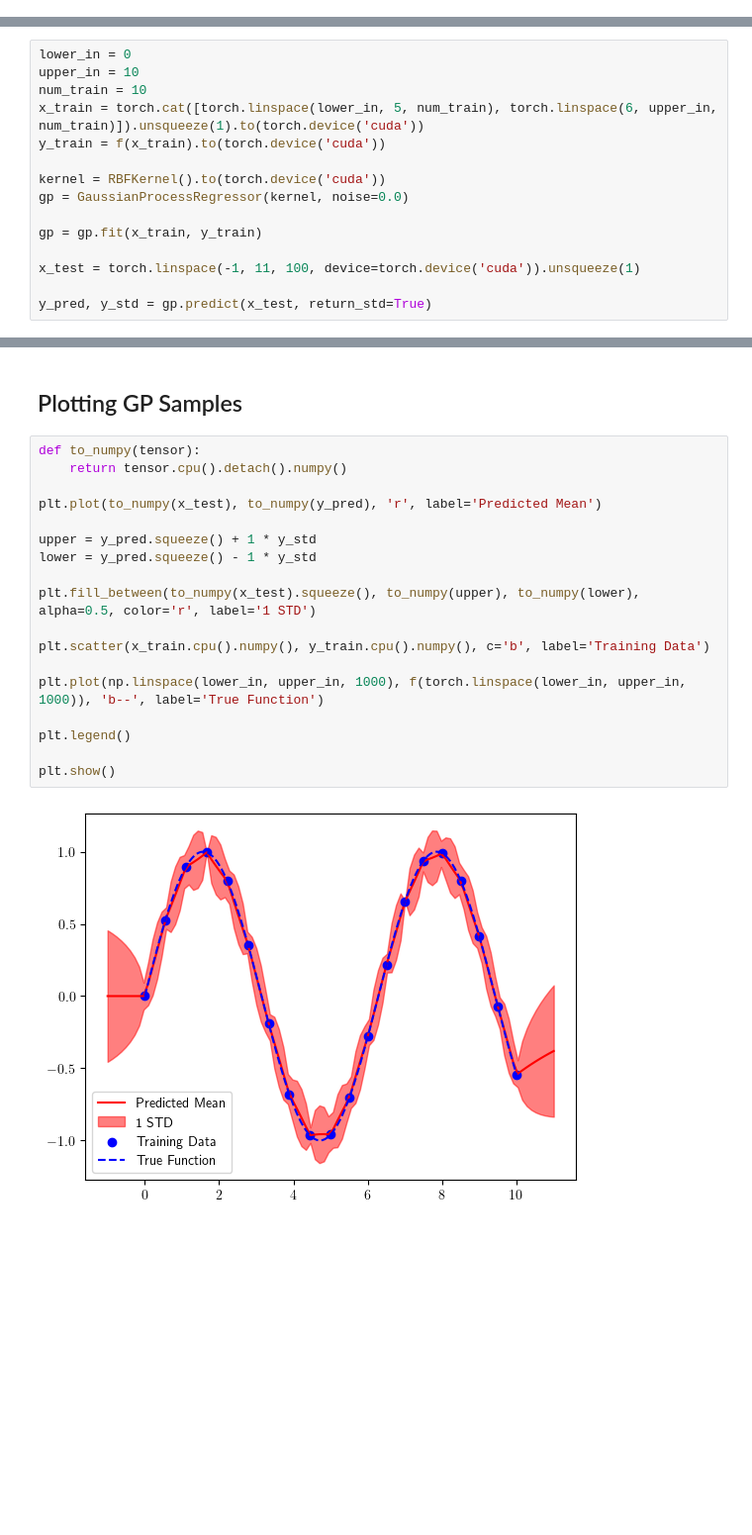
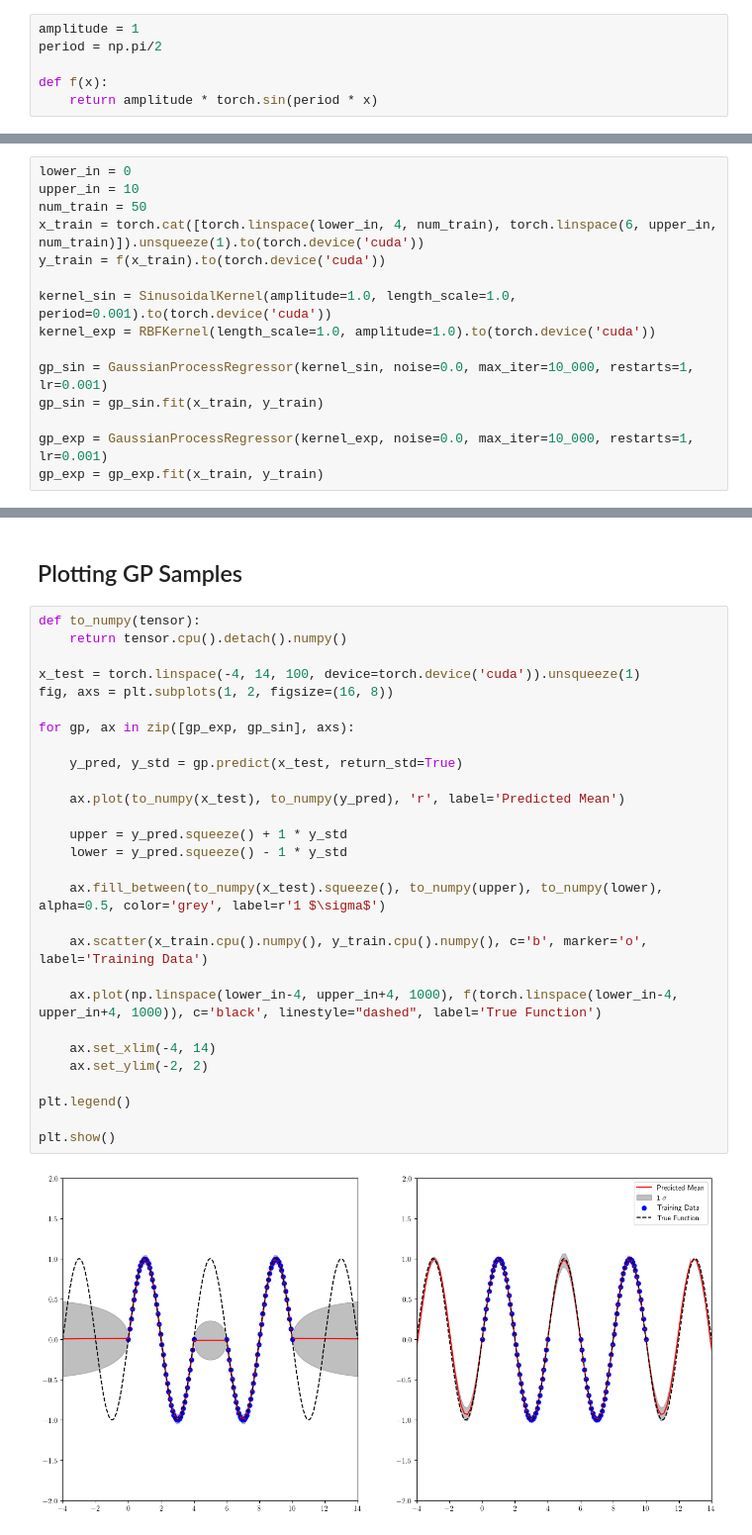
Before and after one commit to Crashprn/UncertaintyQuantification, a Jupyter notebook: Epistemic_Example.ipynb, the cells around one changed output, grey strips where cells are left out. Shown at 99% size. Drawn from its saved outputs; the diff is of its cells as text; blank space fills up the shorter version.

Commit message:
Added sinusoidal kernel

```diff
--- a/Epistemic_Example.ipynb
+++ b/Epistemic_Example.ipynb
@@ -29,3 +15,9 @@ plt.show()
+# %%
+amplitude = 1
+period = np.pi/2
+
+def f(x):
+    return amplitude * torch.sin(period * x)
 # %% [markdown]
 ## Gaussian Process Regressor
 # %%
@@ -110,16 +129,16 @@ class GaussianProcessRegressor:
 # %%
 lower_in = 0
 upper_in = 10
-num_train = 10
-x_train = torch.cat([torch.linspace(lower_in, 5, num_train), torch.linspace(6, upper_in, num_train)]).unsqueeze(1).to(torch.device('cuda'))
+num_train = 50
+x_train = torch.cat([torch.linspace(lower_in, 4, num_train), torch.linspace(6, upper_in, num_train)]).unsqueeze(1).to(torch.device('cuda'))
 y_train = f(x_train).to(torch.device('cuda'))
 
-kernel = RBFKernel().to(torch.device('cuda'))
-gp = GaussianProcessRegressor(kernel, noise=0.0)
+kernel_sin = SinusoidalKernel(amplitude=1.0, length_scale=1.0, period=0.001).to(torch.device('cuda'))
+kernel_exp = RBFKernel(length_scale=1.0, amplitude=1.0).to(torch.device('cuda'))
 
-gp = gp.fit(x_train, y_train)
+gp_sin = GaussianProcessRegressor(kernel_sin, noise=0.0, max_iter=10_000, restarts=1, lr=0.001)
+gp_sin = gp_sin.fit(x_train, y_train)
 
-x_test = torch.linspace(-1, 11, 100, device=torch.device('cuda')).unsqueeze(1)
-
-y_pred, y_std = gp.predict(x_test, return_std=True)
+gp_exp = GaussianProcessRegressor(kernel_exp, noise=0.0, max_iter=10_000, restarts=1, lr=0.001)
+gp_exp = gp_exp.fit(x_train, y_train)
 # %% [output]
@@ -138,20 +164,30 @@ Iteration 900, Loss: 8.3309326171875
 # %%
 def to_numpy(tensor):
     return tensor.cpu().detach().numpy()
 
-plt.plot(to_numpy(x_test), to_numpy(y_pred), 'r', label='Predicted Mean')
+x_test = torch.linspace(-4, 14, 100, device=torch.device('cuda')).unsqueeze(1)
+fig, axs = plt.subplots(1, 2, figsize=(16, 8))
 
-upper = y_pred.squeeze() + 1 * y_std
-lower = y_pred.squeeze() - 1 * y_std
+for gp, ax in zip([gp_exp, gp_sin], axs):
 
-plt.fill_between(to_numpy(x_test).squeeze(), to_numpy(upper), to_numpy(lower), alpha=0.5, color='r', label='1 STD')
+    y_pred, y_std = gp.predict(x_test, return_std=True)
 
-plt.scatter(x_train.cpu().numpy(), y_train.cpu().numpy(), c='b', label='Training Data')
+    ax.plot(to_numpy(x_test), to_numpy(y_pred), 'r', label='Predicted Mean')
 
-plt.plot(np.linspace(lower_in, upper_in, 1000), f(torch.linspace(lower_in, upper_in, 1000)), 'b--', label='True Function')
+    upper = y_pred.squeeze() + 1 * y_std
+    lower = y_pred.squeeze() - 1 * y_std
+
+    ax.fill_between(to_numpy(x_test).squeeze(), to_numpy(upper), to_numpy(lower), alpha=0.5, color='grey', label=r'1 $\sigma$')
+
+    ax.scatter(x_train.cpu().numpy(), y_train.cpu().numpy(), c='b', marker='o', label='Training Data')
+
+    ax.plot(np.linspace(lower_in-4, upper_in+4, 1000), f(torch.linspace(lower_in-4, upper_in+4, 1000)), c='black', linestyle="dashed", label='True Function')
+
+    ax.set_xlim(-4, 14)
+    ax.set_ylim(-2, 2)
 
 plt.legend()
 
 plt.show()
 # %% [output]
-[figure, old version]
+[figure, new version]
```
Also changed, not shown: parts of 5 cells of this notebook, 1 other file.
